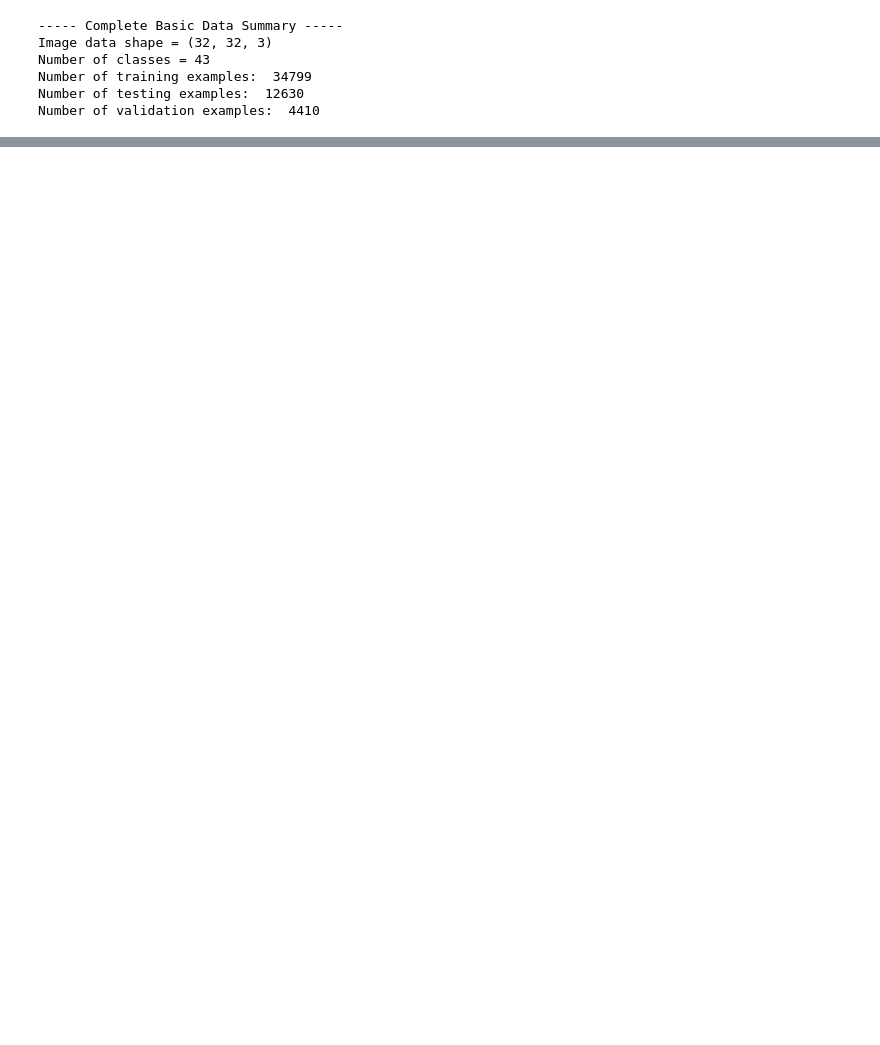
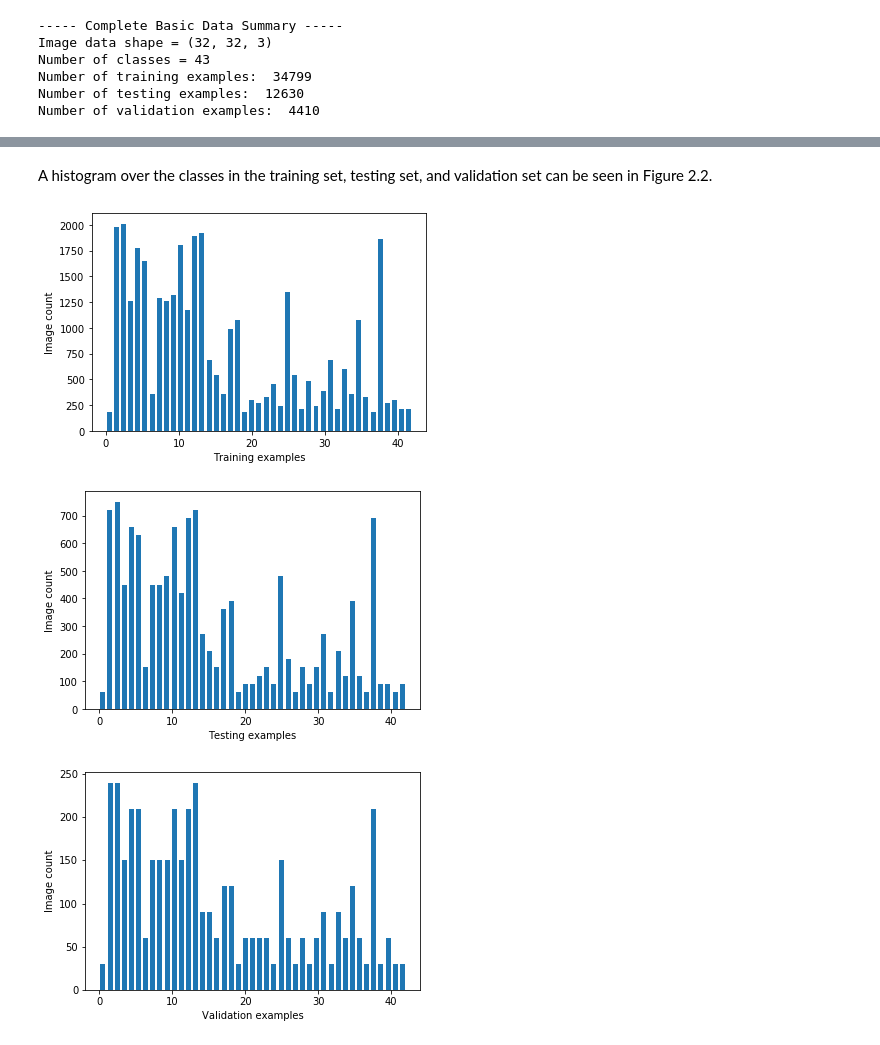
Before and after one commit to apanchal/iima-epaba-batch03, a Jupyter notebook: notebooks/0000_001_1.ipynb, the cells around one changed output, grey strips where cells are left out. Saved outputs shown, nothing was run; the diff lists cells and outputs as text; code cells hidden in the pictures; blank space fills up the shorter version.

```diff
--- a/notebooks/0000_001_1.ipynb
+++ b/notebooks/0000_001_1.ipynb
@@ -121,0 +108,10 @@ def plot_dataset_distributions(datasets, set_descs):
+# %% [markdown]
+A histogram over the classes in the training set, testing set, and validation set can be seen in Figure 2.2.
+# %%
+histogram_plot(y_train, "Training examples", n_classes)
+histogram_plot(y_test, "Testing examples", n_classes)
+histogram_plot(y_valid, "Validation examples", n_classes)
+# %% [output]
+[figure, added]
+[figure, added]
+[figure, added]
```
Also changed, not shown: parts of 13 cells of this notebook, 5 other files.
